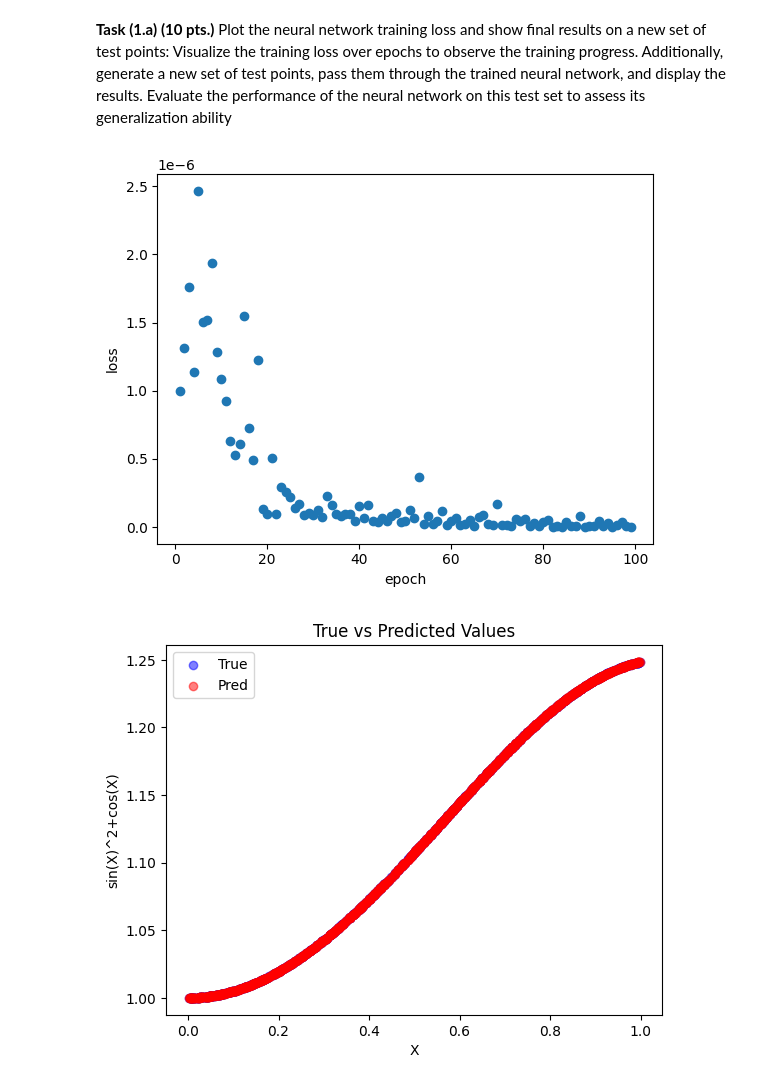
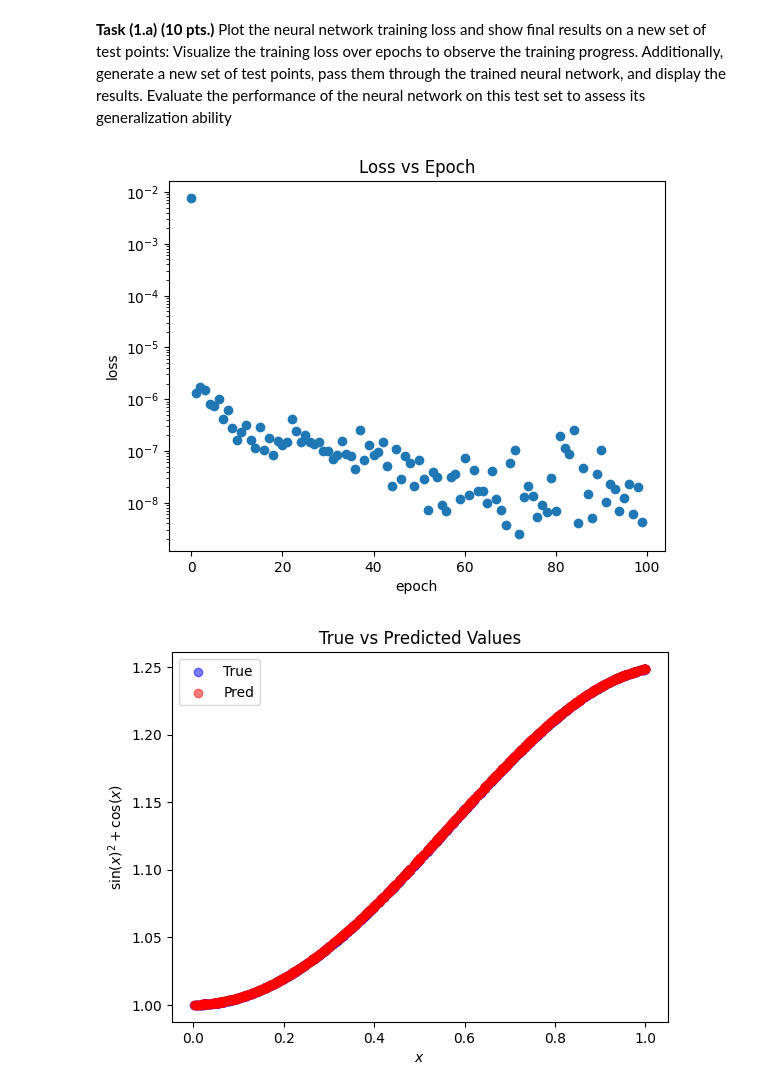
Before and after one commit to BenediktAuer/ML_SS24, a Jupyter notebook: Exercise2/sheet-2.ipynb, the cells around one changed output. Saved outputs shown, nothing was run; the diff lists cells and outputs as text; code cells hidden in the pictures.

```diff
--- a/Exercise2/sheet-2.ipynb
+++ b/Exercise2/sheet-2.ipynb
@@ -293,42 +297,43 @@ Visualize the training loss over epochs to observe the training progress. Additi
 import matplotlib.pyplot as plt
 
 # Part 1: Plot training loss
-
-plt.scatter(range(num_epochs)[1:], lossHist[1:]) #dont show the first one , for scaling reasons
+plt.scatter(range(num_epochs), lossHist)
 plt.xlabel("epoch")
 plt.ylabel("loss")
+plt.title("Loss vs Epoch")
+plt.yscale("log")
 plt.show()
 # Part 2: Test the trained model on a new set of points
 size=1000
 X_test = np.zeros(size)
 y_test = np.zeros(size)
 y_pred = np.zeros(size)
 test_loss = np.zeros(size)
 testSet=  CustomDataset(torch.rand(size))
 testLoader = DataLoader(testSet,shuffle=False)
 model.eval()
 with torch.no_grad():
     for i, (inputs,targets) in enumerate(testLoader):
         X_test[i] = inputs[0]
         y_test[i] = targets[0]
         y_pred[i] = model(inputs)[0]
         test_loss[i] = criterion(model(inputs),targets).item()
 # Test the model
 
 # ----------------
 # Your code here
 # ----------------
 
 # Plot results
 plt.scatter(X_test, y_test, label='True', color='blue', alpha=0.5)
 plt.scatter(X_test, y_pred, label='Pred', color='red', alpha=0.5)
 
-plt.xlabel('X')
-plt.ylabel('sin(X)^2+cos(X)')
+plt.xlabel(f'$x$')
+plt.ylabel(f'$\sin(x)^2+\cos(x)$')
 plt.title('True vs Predicted Values')
 plt.legend()
 plt.show()
 print(f"Mean loss: {np.mean(test_loss)}")
 # %% [output]
-[figure, old version]
+[figure, new version]
-[figure, old version]
+[figure, new version]
```
Also changed, not shown: parts of 3 cells of this notebook.
